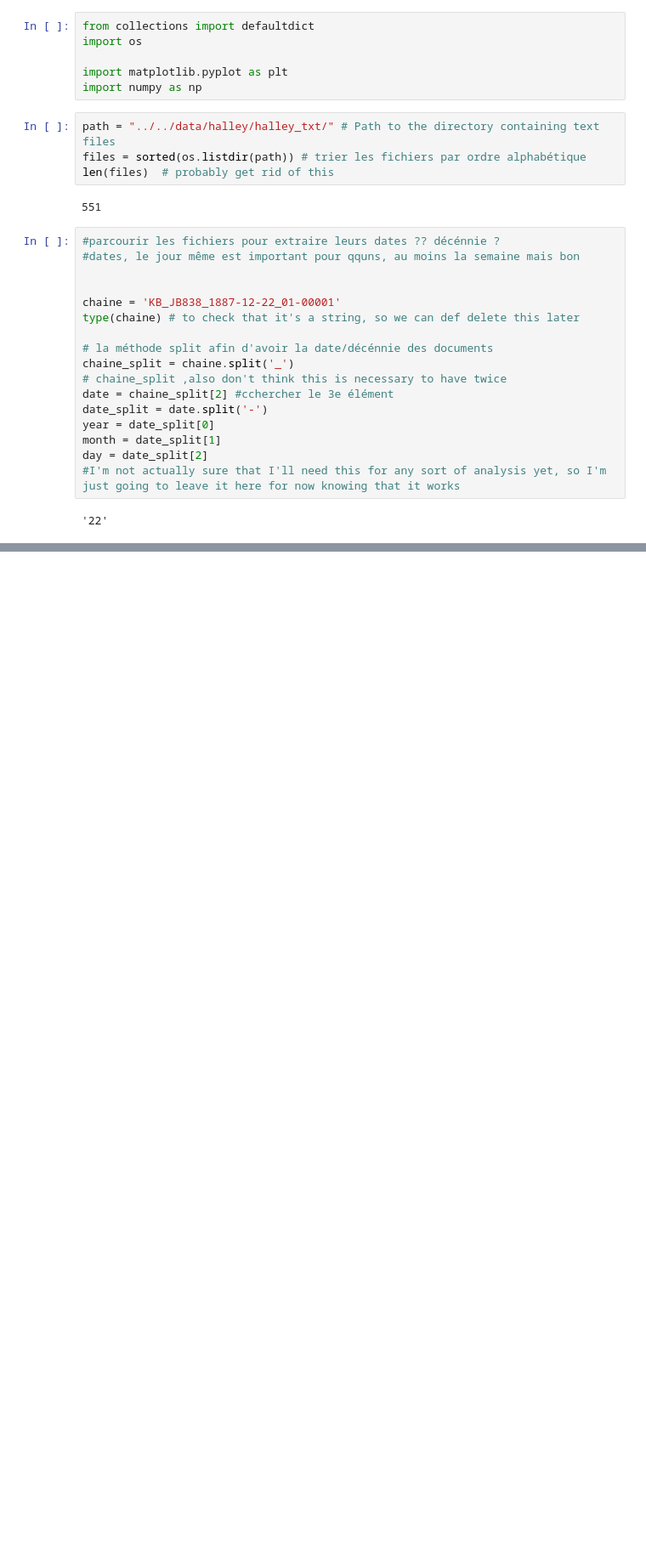
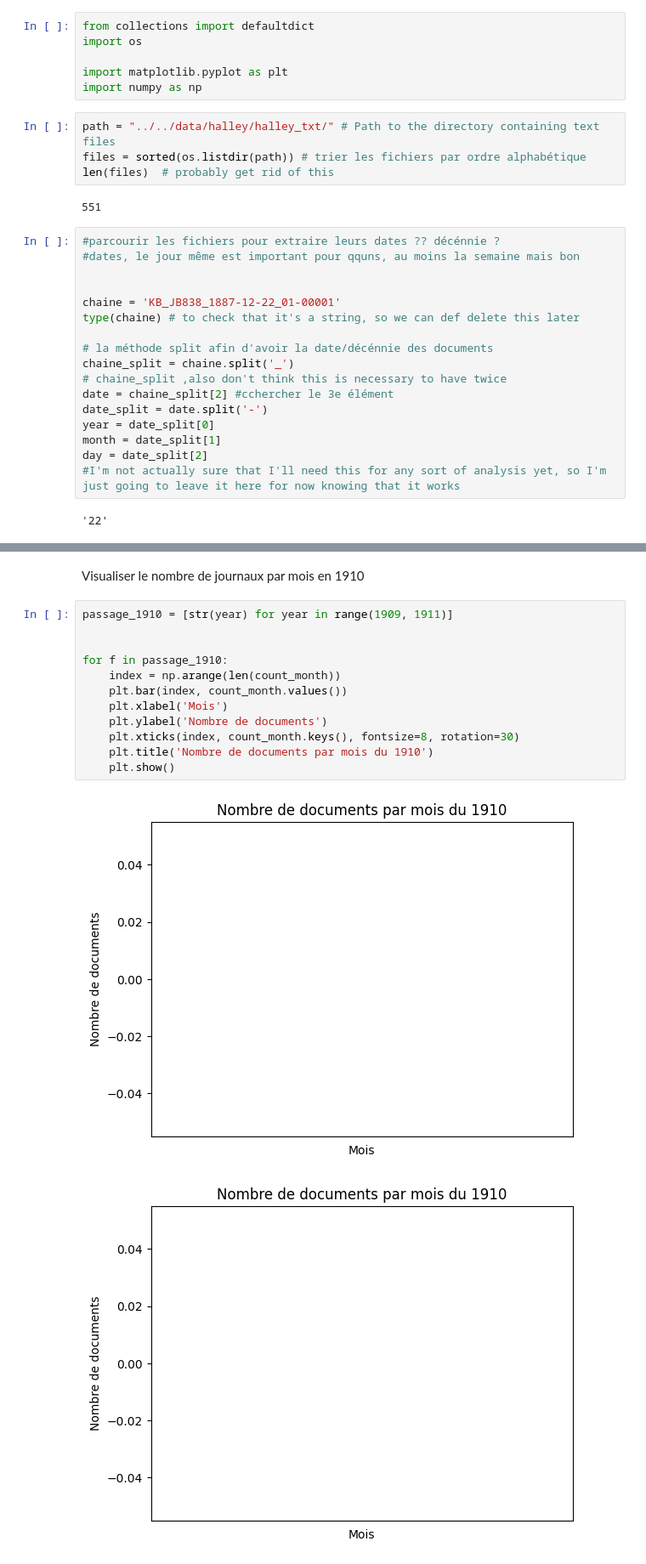
Before and after one commit to CasiaLogan/tac, a Jupyter notebook: tps/tp4/preparer_halley.ipynb, the cells around one changed output, grey strips where cells are left out. Shown at 85% size. Drawn from its saved outputs; the diff is of its cells as text; blank space fills up the shorter version.

```diff
--- a/tps/tp4/preparer_halley.ipynb
+++ b/tps/tp4/preparer_halley.ipynb
@@ -33,0 +81,17 @@ day = date_split[2]
+# %% [markdown]
+Visualiser le nombre de journaux par mois en 1910
+# %%
+passage_1910 = [str(year) for year in range(1909, 1911)]
+
+
+for f in passage_1910:
+    index = np.arange(len(count_month))
+    plt.bar(index, count_month.values())
+    plt.xlabel('Mois')
+    plt.ylabel('Nombre de documents')
+    plt.xticks(index, count_month.keys(), fontsize=8, rotation=30)
+    plt.title('Nombre de documents par mois du 1910')
+    plt.show()
+# %% [output]
+[figure, added]
+[figure, added]
```
Also changed, not shown: parts of 6 cells of this notebook, 1 other file.
